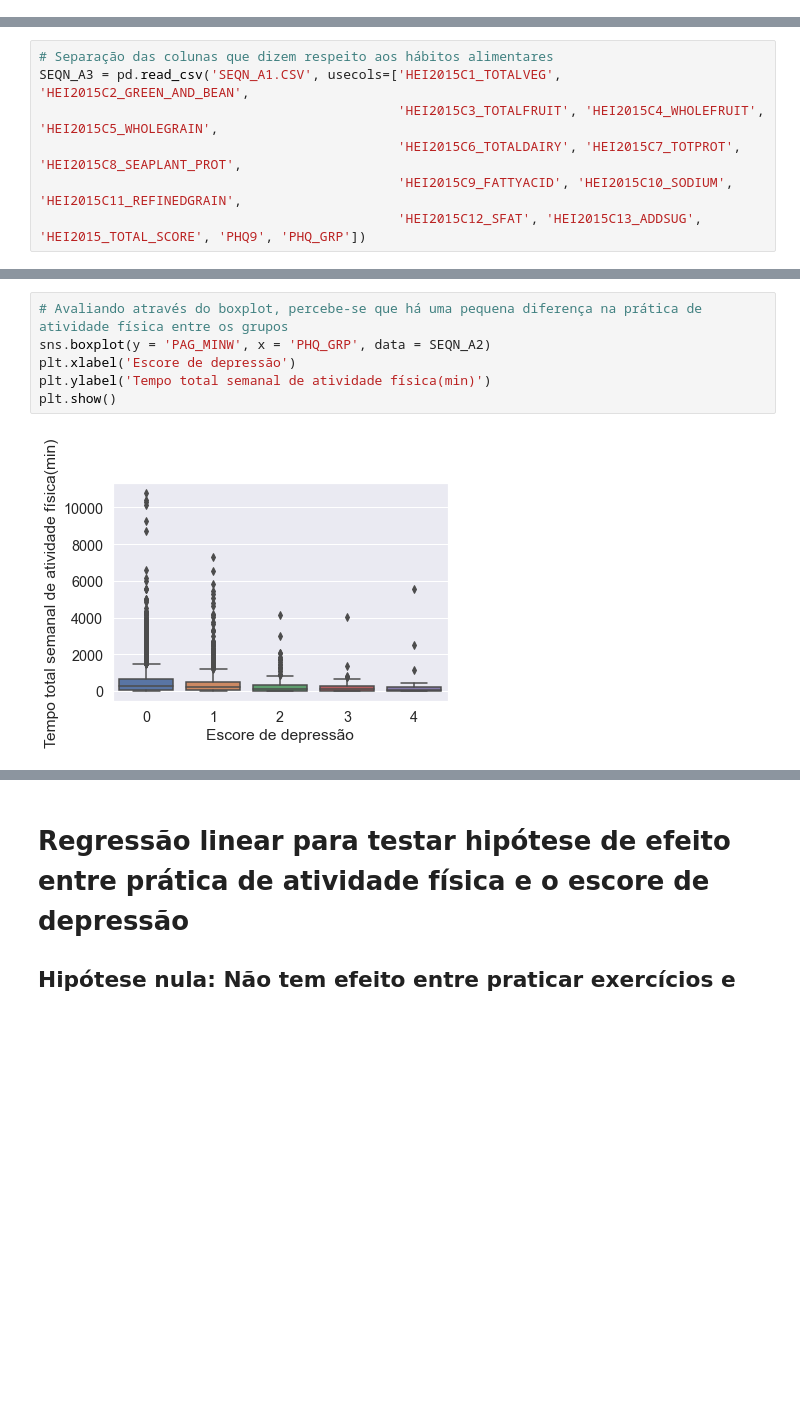
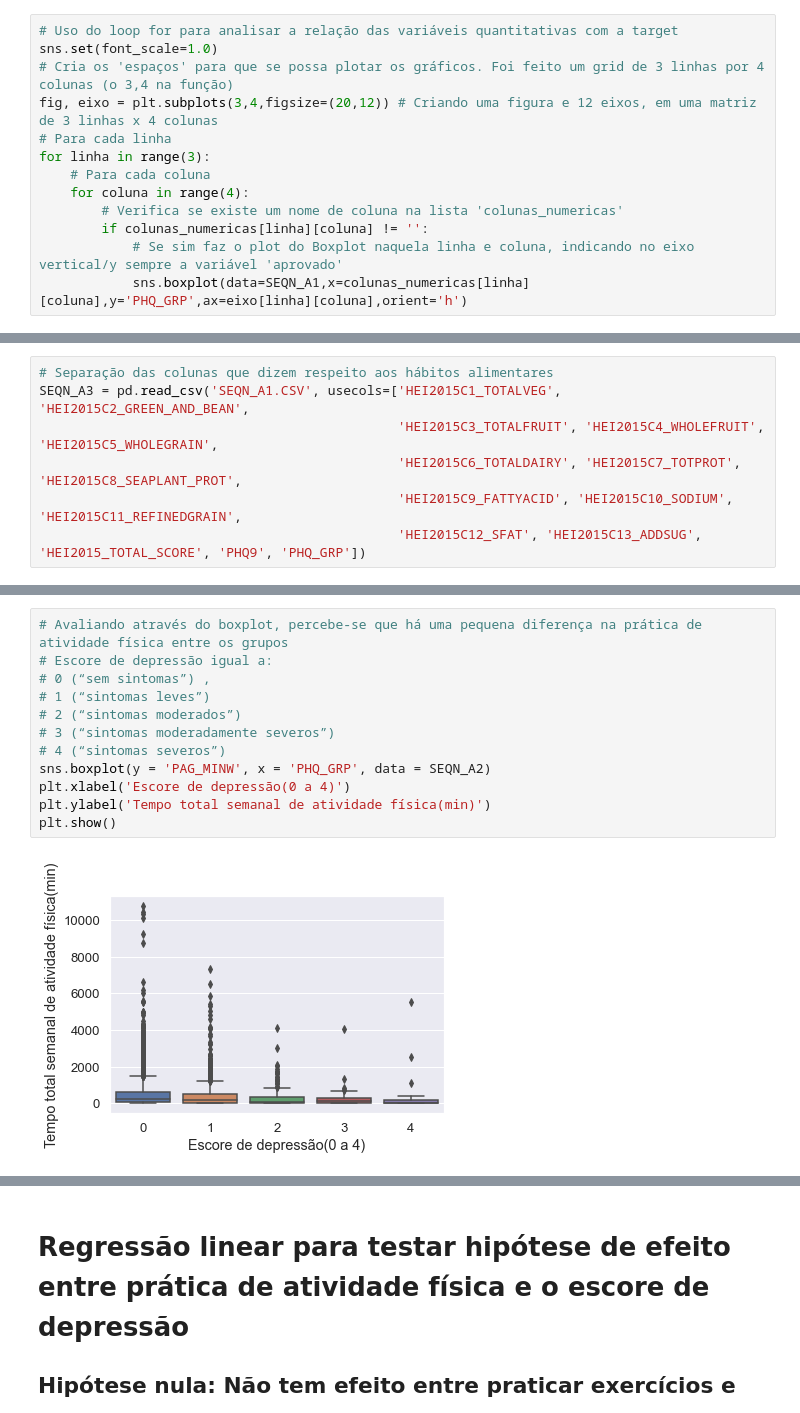
Before and after one commit to feelnin/desafio-inferencia-Tera, a Jupyter notebook: desafioinferencia.ipynb, the cells around one changed output, grey strips where cells are left out. Saved outputs shown, nothing was run; the diff lists cells and outputs as text; blank space fills up the shorter version.

```diff
--- a/desafioinferencia.ipynb
+++ b/desafioinferencia.ipynb
@@ -821,0 +827,13 @@ SEQN_A2 = pd.read_csv('SEQN_A1.CSV', usecols=['PAG_MINW','ADHERENCE', 'PHQ9', 'H
+# %%
+# Uso do loop for para analisar a relação das variáveis quantitativas com a target
+sns.set(font_scale=1.0)
+# Cria os 'espaços' para que se possa plotar os gráficos. Foi feito um grid de 3 linhas por 4 colunas (o 3,4 na função)
+fig, eixo = plt.subplots(3,4,figsize=(20,12)) # Criando uma figura e 12 eixos, em uma matriz de 3 linhas x 4 colunas
+# Para cada linha
+for linha in range(3):
+    # Para cada coluna
+    for coluna in range(4):
+        # Verifica se existe um nome de coluna na lista 'colunas_numericas'
+        if colunas_numericas[linha][coluna] != '':
+            # Se sim faz o plot do Boxplot naquela linha e coluna, indicando no eixo vertical/y sempre a variável 'aprovado'
+            sns.boxplot(data=SEQN_A1,x=colunas_numericas[linha][coluna],y='PHQ_GRP',ax=eixo[linha][coluna],orient='h')
@@ -845,8 +863,14 @@ plt.show()
 # %%
 # Avaliando através do boxplot, percebe-se que há uma pequena diferença na prática de atividade física entre os grupos
+# Escore de depressão igual a:
+# 0 (“sem sintomas”) ,
+# 1 (“sintomas leves”)
+# 2 (“sintomas moderados”)
+# 3 (“sintomas moderadamente severos”)
+# 4 (“sintomas severos”)
 sns.boxplot(y = 'PAG_MINW', x = 'PHQ_GRP', data = SEQN_A2)
-plt.xlabel('Escore de depressão')
+plt.xlabel('Escore de depressão(0 a 4)')
 plt.ylabel('Tempo total semanal de atividade física(min)')
 plt.show()
 # %% [output]
-[figure, old version]
+[figure, new version]
```
Also changed, not shown: parts of 13 cells of this notebook.
